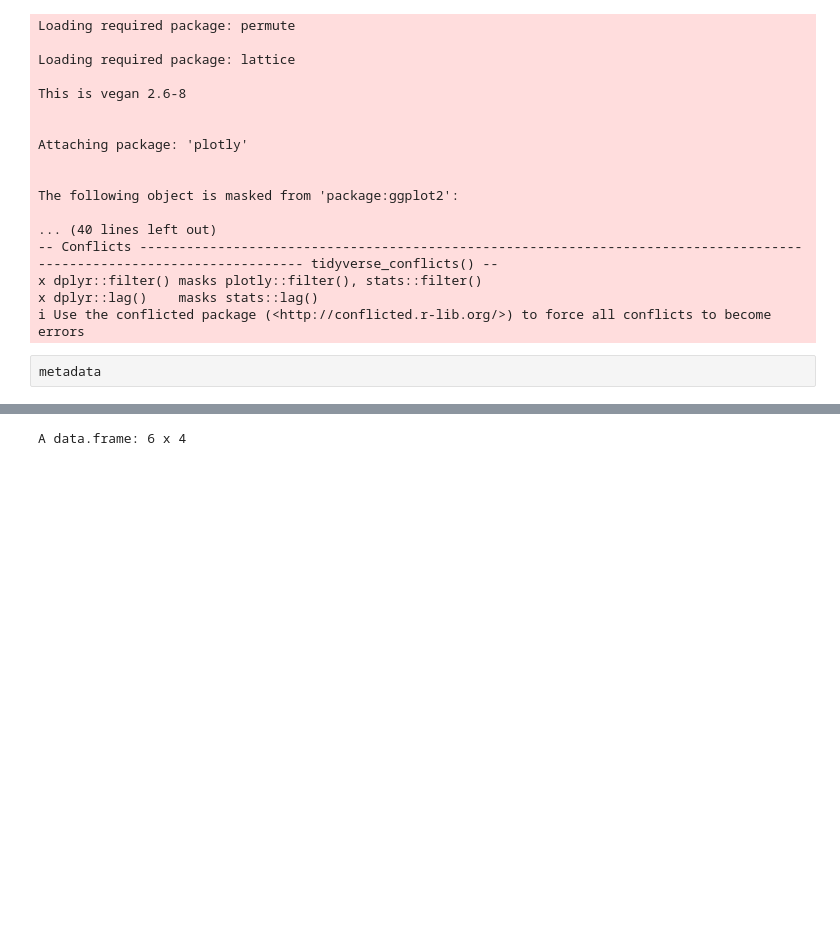
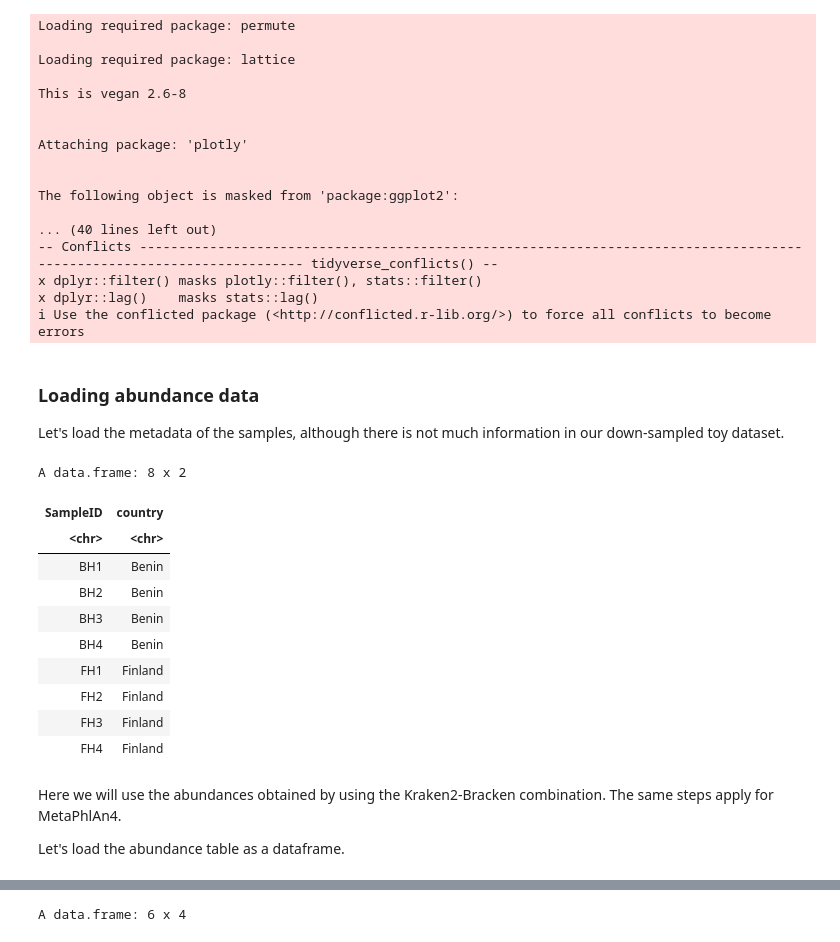
Before and after one commit to bioinfodlsu/metagenomics-workshop, a Jupyter notebook: statistical_analysis.ipynb, the cells around one changed output, grey strips where cells are left out. Drawn from its saved outputs; the diff is of its cells as text; code cells hidden in the pictures; blank space fills up the shorter version.

```diff
--- a/statistical_analysis.ipynb
+++ b/statistical_analysis.ipynb
@@ -28,4 +35,8 @@ The following object is masked from 'package:ggplot2':
 x dplyr::filter() masks plotly::filter(), stats::filter()
 x dplyr::lag()    masks stats::lag()
 i Use the conflicted package (<http://conflicted.r-lib.org/>) to force all conflicts to become errors
+# %% [markdown]
+### Loading abundance data
+
+Let's load the metadata of the samples, although there is not much information in our down-sampled toy dataset.
 # %%
@@ -32,4 +44,20 @@ i Use the conflicted package (<http://conflicted.r-lib.org/>) to force all confl
 metadata <- read.table("data/metagenome_samples/metadata.txt", sep = "\t", header = TRUE)
-# %% [raw]
-metadata
+# %%
+metadata
+# %% [output]
+A data.frame: 8 x 2
+| SampleID | country |
+| <chr> | <chr> |
+| BH1 | Benin |
+| BH2 | Benin |
+| BH3 | Benin |
+| BH4 | Benin |
+| FH1 | Finland |
+| FH2 | Finland |
+| FH3 | Finland |
+| FH4 | Finland |
+# %% [markdown]
+Here we will use the abundances obtained by using the Kraken2-Bracken combination. The same steps apply for MetaPhlAn4.
+
+Let's load the abundance table as a dataframe.
 # %%
```
Also changed, not shown: parts of 7 cells of this notebook.
